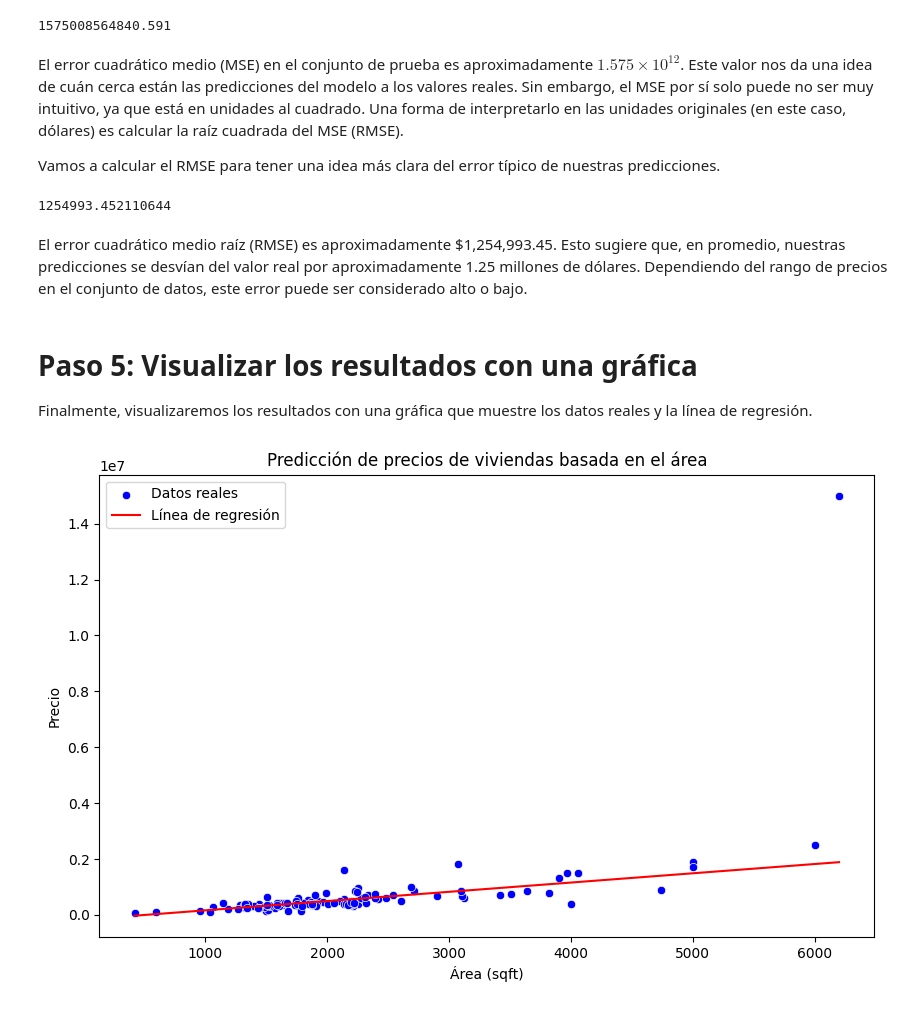
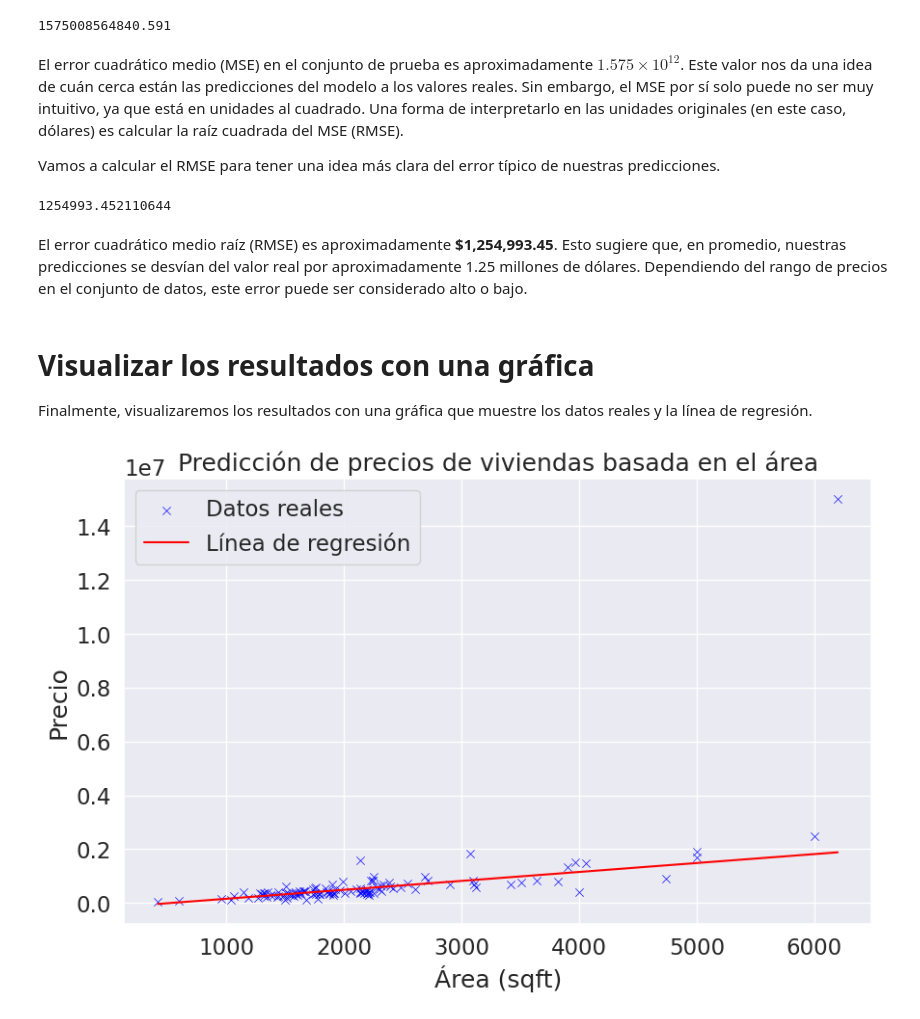
Before and after one commit to JuanRaul23/portafolio-ciencia-de-datos, a Jupyter notebook: regresion_simple_arizona_houses_2021.ipynb, the cells around one changed output. Saved outputs shown, nothing was run; the diff lists cells and outputs as text; code cells hidden in the pictures.

```diff
--- a/regresion_simple_arizona_houses_2021.ipynb
+++ b/regresion_simple_arizona_houses_2021.ipynb
@@ -30,0 +37,7 @@ Para este análisis, nos centraremos en las columnas **'Price'** y **'sqft'** pa
+# %%
+import seaborn as sns
+import matplotlib.pyplot as plt
+sns.set(style='whitegrid', context='notebook')
+cols = ['Price', 'beds', 'baths', 'sqft']
+sns.pairplot(data[cols], height=2)
+plt.show()
@@ -30,0 +59,6 @@ Para este análisis, nos centraremos en las columnas **'Price'** y **'sqft'** pa
+# %%
+# Mapa de calor
+import numpy as np
+cm = np.corrcoef(data[cols].values.T)
+sns.set(font_scale=1.5)
+sns.heatmap(cm, cbar=True, annot=True, yticklabels=cols, xticklabels=cols, linewidths=2)
@@ -91,7 +128,7 @@ mse
 # %% [output]
 1575008564840.591
 # %% [markdown]
-El error cuadrático medio (MSE) en el conjunto de prueba es aproximadamente $1.575 × 10 ^12$. Este valor nos da una idea de cuán cerca están las predicciones del modelo a los valores reales. Sin embargo, el MSE por sí solo puede no ser muy intuitivo, ya que está en unidades al cuadrado. Una forma de interpretarlo en las unidades originales (en este caso, dólares) es calcular la raíz cuadrada del MSE (RMSE).
+El error cuadrático medio (MSE) en el conjunto de prueba es aproximadamente $1.575 × 10^12$. Este valor nos da una idea de cuán cerca están las predicciones del modelo a los valores reales. Sin embargo, el MSE por sí solo puede no ser muy intuitivo, ya que está en unidades al cuadrado. Una forma de interpretarlo en las unidades originales (en este caso, dólares) es calcular la raíz cuadrada del MSE (RMSE).
 
 Vamos a calcular el RMSE para tener una idea más clara del error típico de nuestras predicciones.
 # %%
@@ -104,31 +141,31 @@ rmse
 # %% [output]
 1254993.452110644
 # %% [markdown]
-El error cuadrático medio raíz (RMSE) es aproximadamente $1,254,993.45. Esto sugiere que, en promedio, nuestras predicciones se desvían del valor real por aproximadamente 1.25 millones de dólares. Dependiendo del rango de precios en el conjunto de datos, este error puede ser considerado alto o bajo.
+El error cuadrático medio raíz (RMSE) es aproximadamente **$1,254,993.45**. Esto sugiere que, en promedio, nuestras predicciones se desvían del valor real por aproximadamente 1.25 millones de dólares. Dependiendo del rango de precios en el conjunto de datos, este error puede ser considerado alto o bajo.
 # %% [markdown]
-# Paso 5: Visualizar los resultados con una gráfica
+# Visualizar los resultados con una gráfica
 
 Finalmente, visualizaremos los resultados con una gráfica que muestre los datos reales y la línea de regresión.
 # %%
 import seaborn as sns
 import matplotlib.pyplot as plt
 
 # Configurar el tamaño de la figura
 plt.figure(figsize=(10, 6))
 
 # Gráfica de dispersión con los datos reales
-sns.scatterplot(x=X_test.flatten(), y=y_test, color='blue', label='Datos reales')
+sns.scatterplot(x=X_test.flatten(), y=y_test, marker='x', color='blue', label='Datos reales')
 
 # Gráfica de la línea de regresión
 sns.lineplot(x=X_test.flatten(), y=y_pred, color='red', label='Línea de regresión')
 
 # Títulos y etiquetas
 plt.title('Predicción de precios de viviendas basada en el área')
 plt.xlabel('Área (sqft)')
 plt.ylabel('Precio')
 plt.legend()
 
 plt.show()
 # %% [output]
-[figure, old version]
+[figure, new version]
 # %% [markdown]
```
Also changed, not shown: parts of 12 cells of this notebook.
